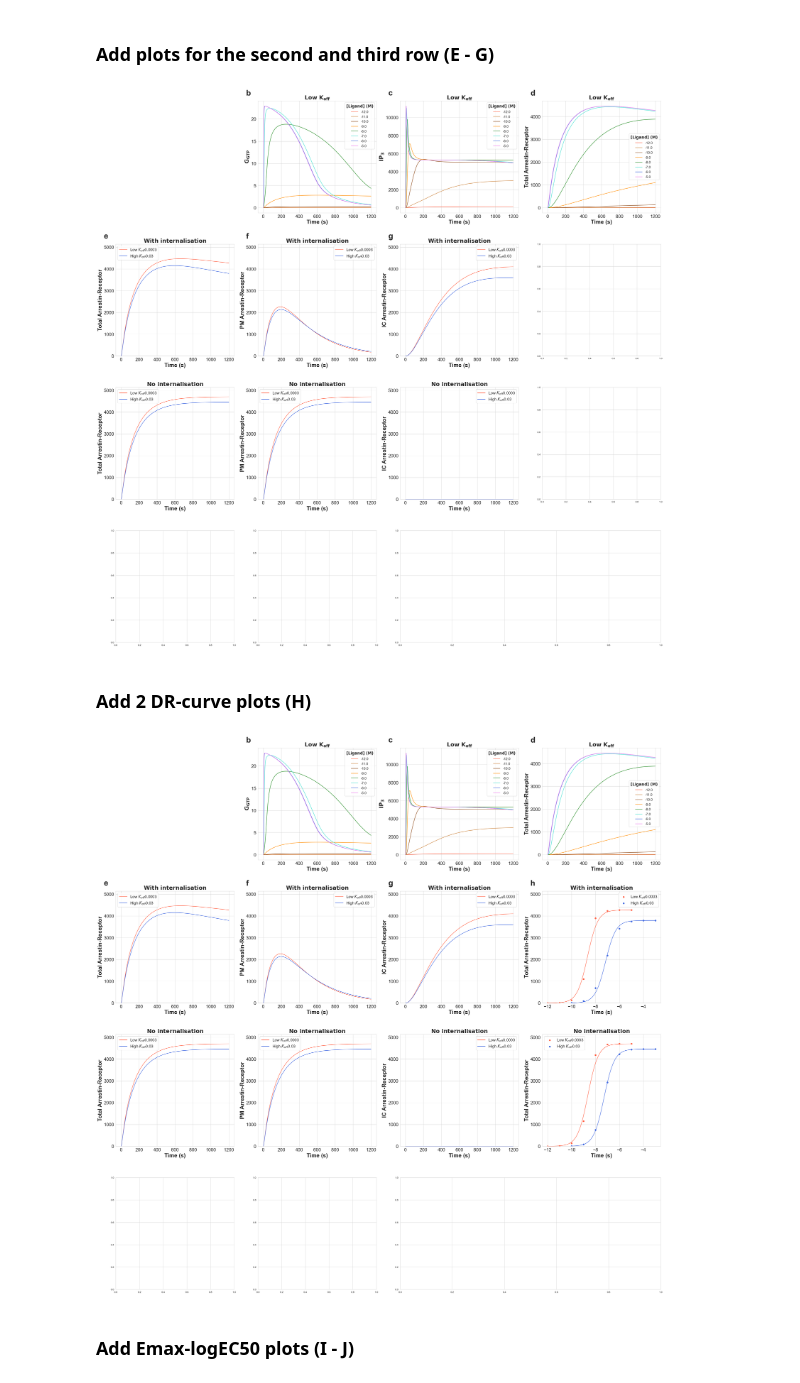
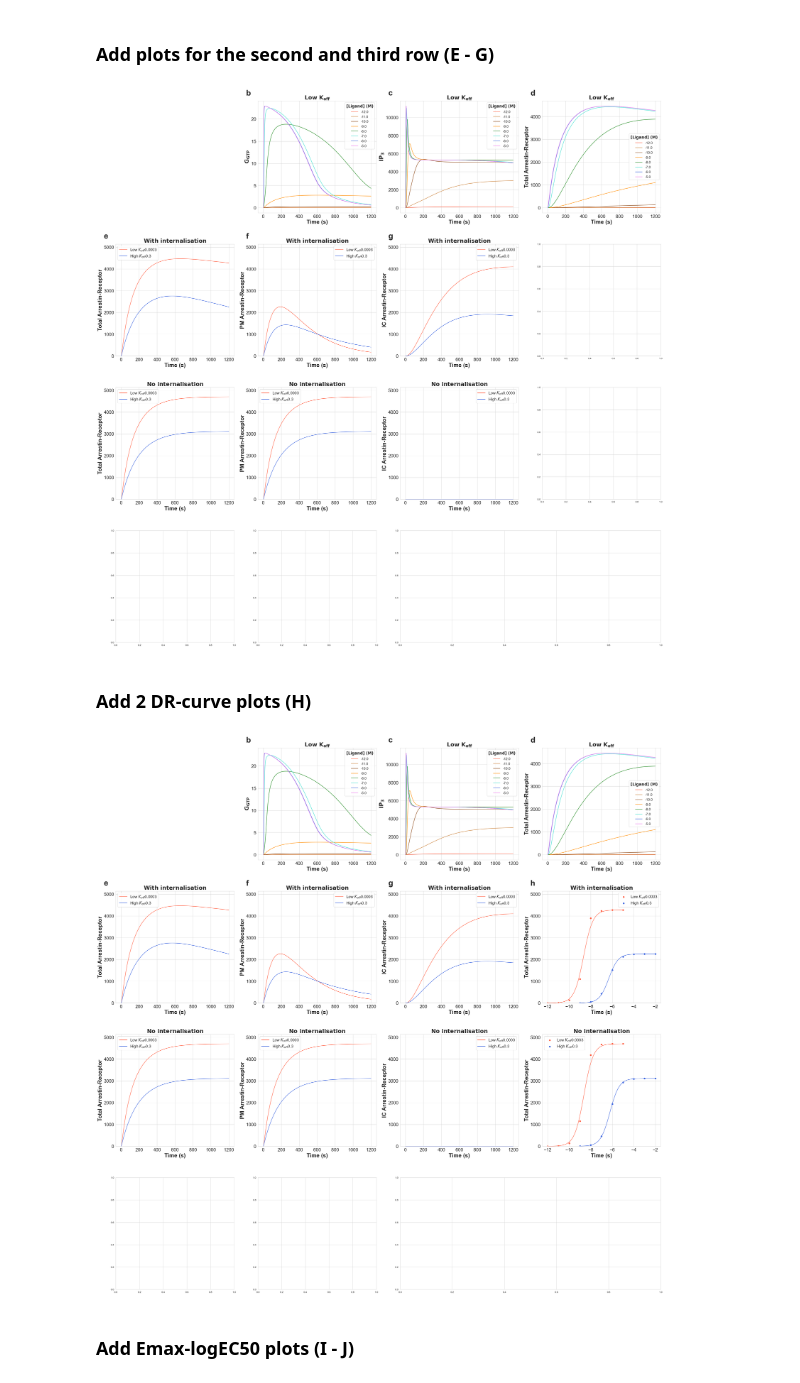
Before and after one commit to bence-szalai/gpcr-signaling-simulation, a Jupyter notebook: code/create_plots.ipynb, the cells around one changed output. Cells and saved outputs as stored; diff of their text form; code cells hidden in the pictures.

```diff
--- a/code/create_plots.ipynb
+++ b/code/create_plots.ipynb
@@ -31,19 +31,16 @@ internalisation_status=['With_internalisation','No_internalisation']
 simulation_time=1200
 
 
+## High Koff: create figure with both high Koff==0.03 and Koff==0.3
+high_koff=0.3
+
+## Create layout for subplot_mosaic function
 subplot_layout=[['.','B','C','D'],
                 ['E_up','F_up','G_up','H_up'],
                 ['E_low','F_low','G_low','H_low'],
                 ['I','J','K','K']]#,
                 #['L','L','L','L'],
                 #['M','M','M','M']]
-
-
-subplot_label_list=[['','B','C','D'],
-                ['E','F','G','H'],
-                ['','','',''],
-                ['I','J','K',''],
-                ['L','','M','']]
 # %% [markdown]
 ### Add plots for the first row (subplots **B - D**)
 #### To be able to add additional subplots to the subplots_mosaic object later, plt.show() mustn't run plt.show() function and close the figure.
@@ -220,7 +217,7 @@ subplot_labels=['E','F','G']
 molecules_to_plot=['Total Arrestin-Receptor','PM Arrestin-Receptor','IC Arrestin-Receptor']
 
 kon=0.3
-koff_list=[0.0003,0.03]
+koff_list=[0.0003,high_koff]
 internalisation_status=['With_internalisation','No_internalisation']
 process_name='Koff_Kon_all'
 color_palette_dict=mcolors.CSS4_COLORS
@@ -272,7 +269,7 @@ with open('../data/temp_data_for_plotting/temporary_plot_B_G_fig_object.pkl','wb
 with open('../data/temp_data_for_plotting/temporary_plot_B_G_axes_object.pkl','wb') as file:
     pickle.dump(ax,file)
 # %% [output]
-[figure, old version]
+[figure, new version]
 # %% [markdown]
 ### Add 2 DR-curve plots (__H__)
 # %%
@@ -363,7 +360,7 @@ with open('../data/temp_data_for_plotting/temporary_plot_B_G_axes_object.pkl','r
 time_to_response=1200
 
 kon=0.3
-koff_list=[0.0003,0.03]
+koff_list=[0.0003,high_koff]
 internalisation_status=['With_internalisation','No_internalisation']
 process_name='Koff_Kon_all'
 color_palette_dict=mcolors.CSS4_COLORS
@@ -379,34 +376,34 @@ fig_height=40
 ## FOntsize=fig_width*fig_height/title_fontsize_ratio
 subplot_label_fontsize_nominator=50
 subplot_title_fontsize_nominator=70
 subplot_axis_label_fontsize_nominator=70
 subplot_axis_tick_label_fontsize_nominator=85
 subplot_legend_label_fontsize_nominator=100
 subplot_legend_title_fontsize_nominator=100
 #legend_title='$\mathbf{K_{off}}$'
 legend_title=None
 legend_handles=['Low $K_{off}$','High $K_{off}$']
 plot_dot_size=35
 
 
 
 for molecule,colnum,subplot_label in zip(molecules_to_plot,range(np.asarray(subplots_names).shape[1]),subplot_labels):
     for intern_status,rownum in zip(internalisation_status,range(np.asarray(subplots_names).shape[0])):
         subplot_name=subplots_names[rownum][colnum]
         ax[subplot_name]=draw_DR_points_plus_fit_DR_curve(molecule,molecules_dict,kon,koff_list,intern_status,process_name,ligand_ccs,\
                                                         color_palette_dict,color_names,ax,subplot_name,fig_width,fig_height,\
                                                         subplot_title_fontsize_nominator,subplot_axis_label_fontsize_nominator,\
                                                         subplot_axis_tick_label_fontsize_nominator,subplot_legend_label_fontsize_nominator,\
                                                         legend_title,subplot_legend_title_fontsize_nominator,legend_handles,time_to_response,ylim,\
                                                         subplot_label,subplot_label_fontsize_nominator,plot_dot_size)
 
 ## Save fig and axes object for later to add more subplots to it
 with open('../data/temp_data_for_plotting/temporary_plot_B_H_fig_object.pkl','wb') as file:
     pickle.dump(fig,file)
 with open('../data/temp_data_for_plotting/temporary_plot_B_H_axes_object.pkl','wb') as file:
     pickle.dump(ax,file)
 # %% [output]
-[figure, old version]
+[figure, new version]
 # %% [markdown]
 ### Add Emax-logEC50 plots (__I - J__)
 # %%
```
Also changed, not shown: parts of 11 cells of this notebook.
